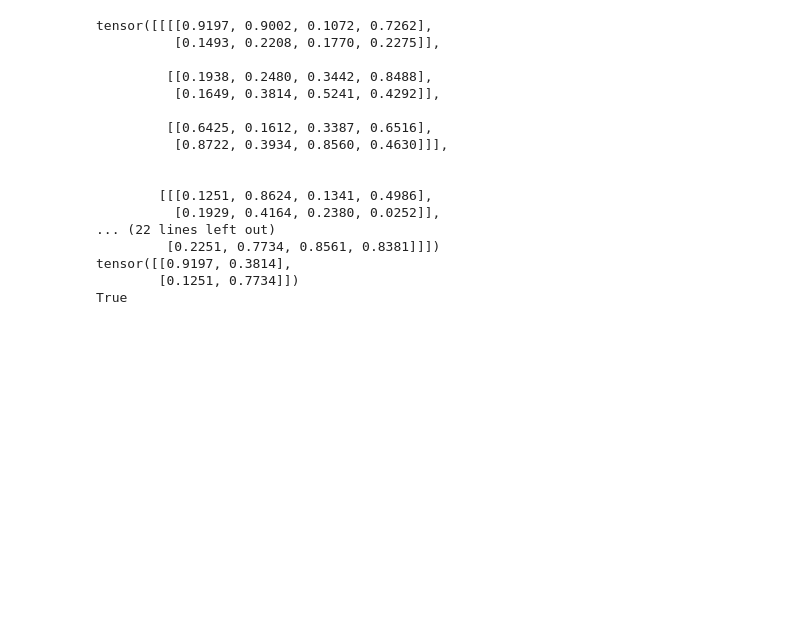
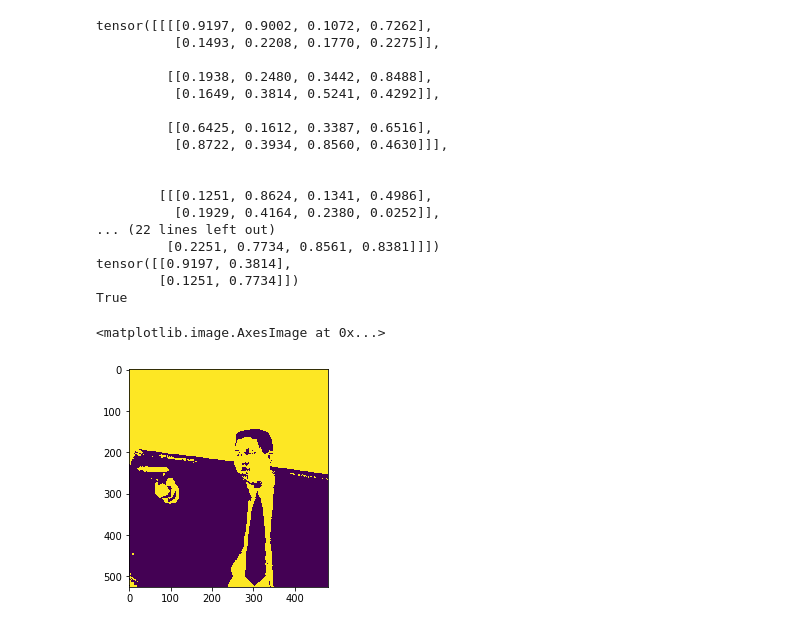
Before and after one commit to Yi-Shi94/VoxelNet-pytorch, a Jupyter notebook: data_manipulation.ipynb, the cells around one changed output. Drawn from its saved outputs; the diff is of its cells as text; code cells hidden in the pictures; blank space fills up the shorter version.

```diff
--- a/data_manipulation.ipynb
+++ b/data_manipulation.ipynb
@@ -127,0 +131,12 @@ True
+# %%
+im = cv2.imread("./imgs/thug.jpg")
+im = cv2.cvtColor(im, cv2.COLOR_BGR2RGB)
+im = cv2.cvtColor(im, cv2.COLOR_RGB2GRAY)
+ret, im = cv2.threshold(im, 52, 255, cv2.THRESH_BINARY)
+kernel = cv2.getStructuringElement(cv2.MORPH_RECT, (2,2))
+im = cv2.dilate(im, kernel)
+
+plt.imshow(im)
+# %% [output]
+<matplotlib.image.AxesImage at 0x...>
+[figure, added]
```
Also changed, not shown: parts of 4 cells of this notebook, 15 other files.
